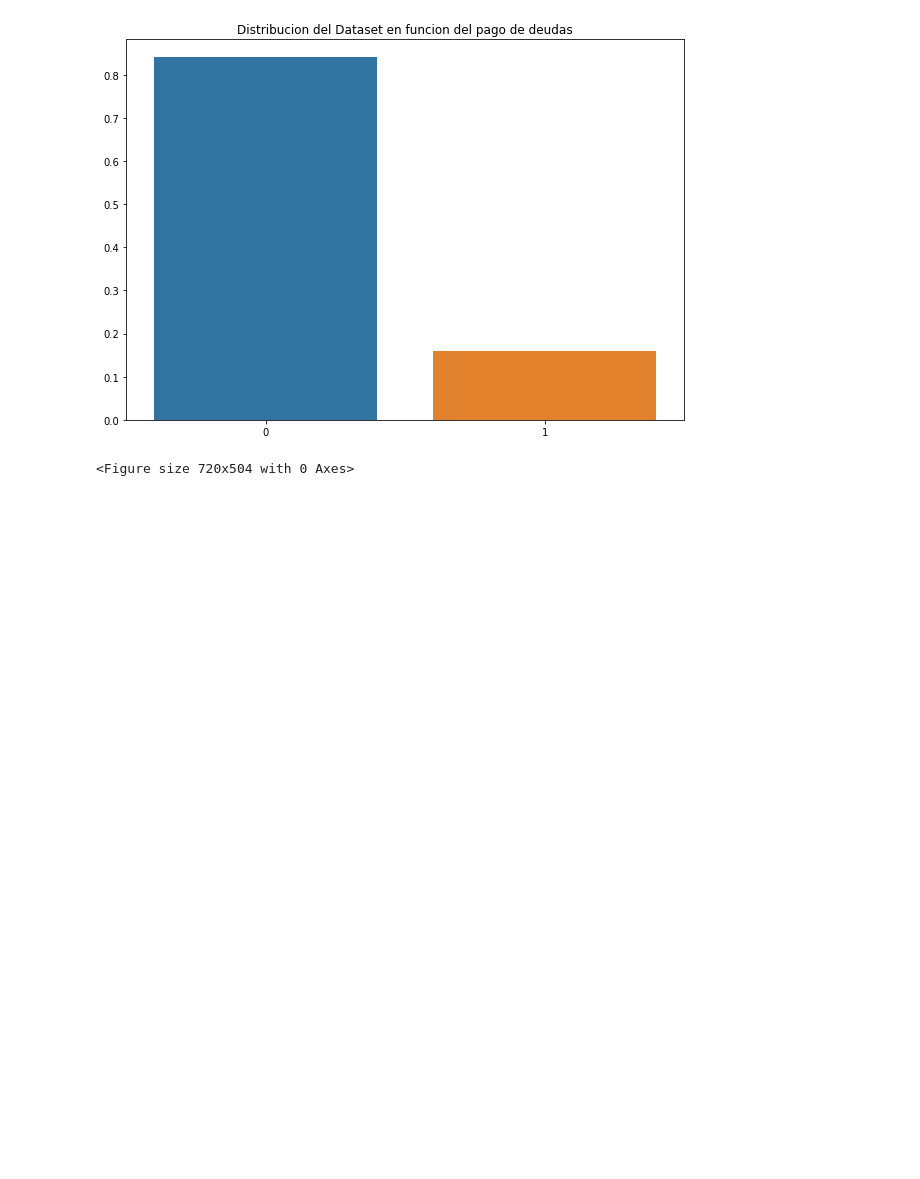
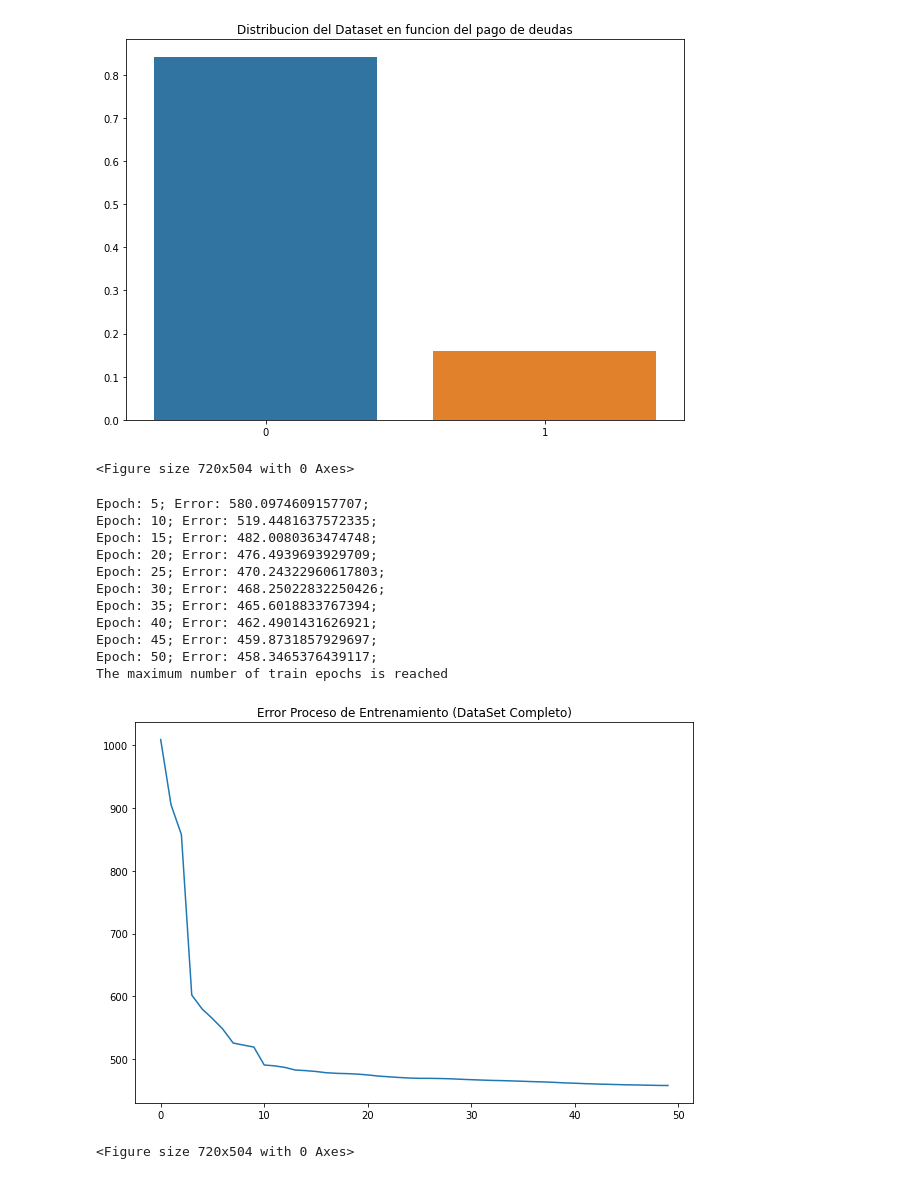
Before and after one commit to Craziertexas/bookish-train, a Jupyter notebook: bookish-train.ipynb, the cells around one changed output. Cells and saved outputs as stored; diff of their text form; code cells hidden in the pictures; blank space fills up the shorter version.

```diff
--- a/bookish-train.ipynb
+++ b/bookish-train.ipynb
@@ -120,37 +159,74 @@ plt.show()
 [figure]
 [figure]
 <Figure size 720x504 with 0 Axes>
+# %%
+#Almacenado Dataset De prueba y  entrenamiento
+
+#Division de creditos aprobados y rechazados
+RejectedDT = CodedData.loc[CodedData["not.fully.paid"] == 0].copy()
+AProvedDT = CodedData.loc[CodedData["not.fully.paid"] == 1].copy()
+
+NRejected = CodedData.pivot_table(columns = ["not.fully.paid"], aggfunc = 'size')[0]
+
+#Seleccion de dataset de prueba balanceado (10% del dataset original)
+AprovedTestDT = AProvedDT.sample(frac = 0.10, random_state = random.randrange(100,1000))
+NAprovedTest = AprovedTestDT.shape[0]
+RejectedTestDT = RejectedDT.sample(frac = NAprovedTest/NRejected, random_state = random.randrange(100,1000))
+NRejectedTest = RejectedTestDT.shape[0]
+
+#Dataset de entrenamiento
+AprovedTrainDT = AProvedDT.drop(AprovedTestDT.index)
+AprovedTrainDT = AprovedTrainDT.reset_index(drop = True)
+RejectedTrainDT = RejectedDT.drop(RejectedTestDT.index)
+RejectedTrainDT = RejectedTrainDT.reset_index(drop = True)
+
+TrainDT = pd.concat([AprovedTrainDT, RejectedTrainDT], axis = 0, copy = True, ignore_index = True)
+TrainDT = TrainDT.reset_index(drop = True)
+# %%
+#Metodologia de Dataset Completo
+
+#Normalizar el Dataset
+NormalizedData = (TrainDT - TrainDT.min())/(TrainDT.max() -TrainDT.min())
 # %%
-#Metodologia de Dataset Completo
-
-#Normalizar el Dataset
-NormalizedData = (CodedData - CodedData.min()) / (CodedData.max() - CodedData.min())
-
 #Red Neuronal
 #Neuronas de entrada
 NInput = [[0,1] for size in range(len(NormalizedData.columns) - 1)]
 
 #Estructura Red Neuronal
-Network = nl.net.newff(NInput,[26,52,1])
+Network = nl.net.newff(NInput,[10,1])
 
 #Entradas de entrenamiento
 TrainInputs = [[0 for size in range(len(NormalizedData.columns) - 1)] for size in range(NormalizedData.shape[0])]
 for DtIndex in range(len(TrainInputs)):
     i = 0
     for Column in NormalizedData.columns:
         if (Column != "not.fully.paid"):
             (TrainInputs[DtIndex])[i] = NormalizedData[Column][DtIndex]
             i = i + 1
 
 #Salidas de entrenamiento
 TrainTarget = [[0] for size in range(NormalizedData.shape[0])]
 for DtIndex in range(len(TrainTarget)):
     TrainTarget[DtIndex][0] = NormalizedData["not.fully.paid"][DtIndex]
 
-NetworkError = Network.train(TrainInputs,TrainTarget, epochs = 400, goal = 0.5, show = 5)
-Network.save(r"OutPut\ANN\Network_Dataset_Completo")
+NetworkError = Network.train(TrainInputs,TrainTarget, epochs = 50, goal = 0.5, show = 5)
+Network.save(r"OutPut\ANN\FullDataset\Network_Dataset_Completo")
 
 plt.plot(NetworkError)
 plt.title("Error Proceso de Entrenamiento (DataSet Completo)")
 plt.figure(3)
 plt.show()
+# %% [output]
+Epoch: 5; Error: 580.0974609157707;
+Epoch: 10; Error: 519.4481637572335;
+Epoch: 15; Error: 482.0080363474748;
+Epoch: 20; Error: 476.4939693929709;
+Epoch: 25; Error: 470.24322960617803;
+Epoch: 30; Error: 468.25022832250426;
+Epoch: 35; Error: 465.6018833767394;
+Epoch: 40; Error: 462.4901431626921;
+Epoch: 45; Error: 459.8731857929697;
+Epoch: 50; Error: 458.3465376439117;
+The maximum number of train epochs is reached
+[figure, added]
+<Figure size 720x504 with 0 Axes>
```
Also changed, not shown: parts of 13 cells of this notebook, 22 other files.
